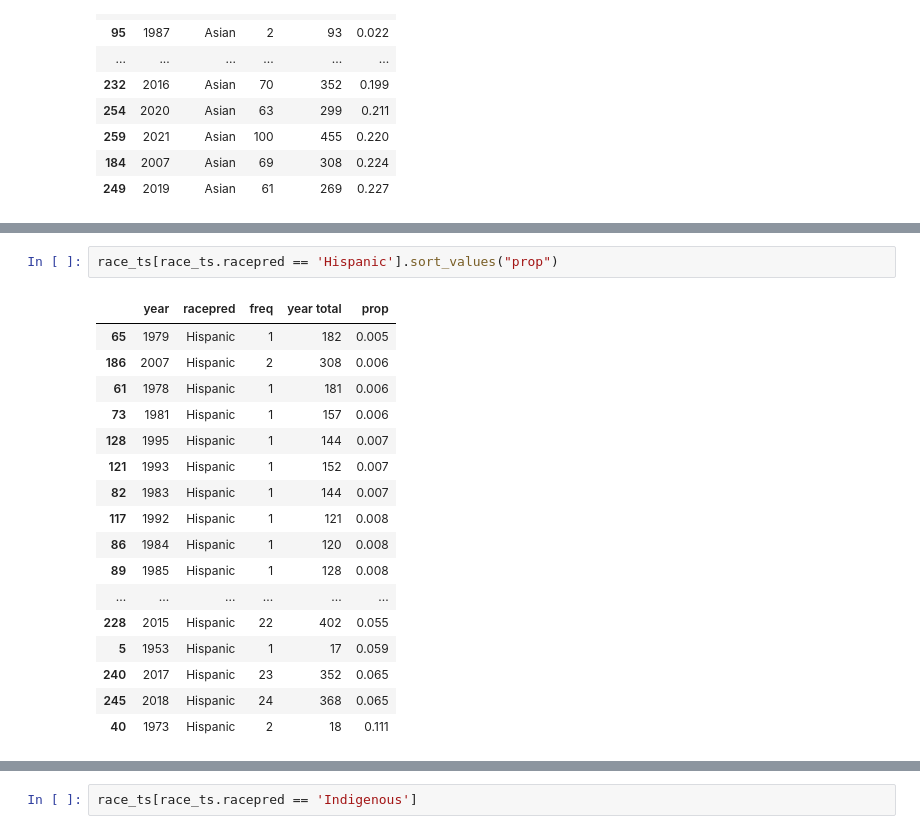
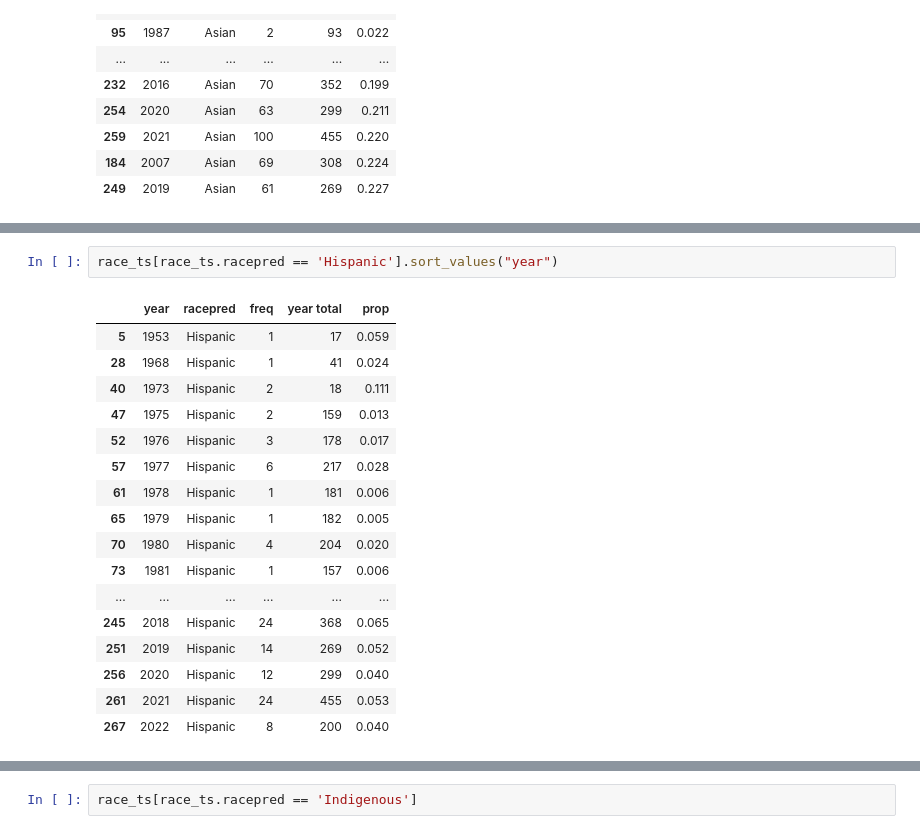
Before and after one commit to hongtaoh/ica_authors, a Jupyter notebook: Analysis_and_Ploting/2022-10-28-Analyze-General-Trends-Race.ipynb, the cells around one changed output, grey strips where cells are left out. Saved outputs shown, nothing was run; the diff lists cells and outputs as text.

```diff
--- a/Analysis_and_Ploting/2022-10-28-Analyze-General-Trends-Race.ipynb
+++ b/Analysis_and_Ploting/2022-10-28-Analyze-General-Trends-Race.ipynb
@@ -480,20 +500,20 @@ race_ts[race_ts.racepred == 'Asian'].sort_values("prop")
 # %%
-race_ts[race_ts.racepred == 'Hispanic'].sort_values("prop")
+race_ts[race_ts.racepred == 'Hispanic'].sort_values("year")
 # %% [output]
 |  | year | racepred | freq | year total | prop |
+| 5 | 1953 | Hispanic | 1 | 17 | 0.059 |
+| 28 | 1968 | Hispanic | 1 | 41 | 0.024 |
+| 40 | 1973 | Hispanic | 2 | 18 | 0.111 |
+| 47 | 1975 | Hispanic | 2 | 159 | 0.013 |
+| 52 | 1976 | Hispanic | 3 | 178 | 0.017 |
+| 57 | 1977 | Hispanic | 6 | 217 | 0.028 |
+| 61 | 1978 | Hispanic | 1 | 181 | 0.006 |
 | 65 | 1979 | Hispanic | 1 | 182 | 0.005 |
-| 186 | 2007 | Hispanic | 2 | 308 | 0.006 |
-| 61 | 1978 | Hispanic | 1 | 181 | 0.006 |
+| 70 | 1980 | Hispanic | 4 | 204 | 0.020 |
 | 73 | 1981 | Hispanic | 1 | 157 | 0.006 |
-| 128 | 1995 | Hispanic | 1 | 144 | 0.007 |
-| 121 | 1993 | Hispanic | 1 | 152 | 0.007 |
-| 82 | 1983 | Hispanic | 1 | 144 | 0.007 |
-| 117 | 1992 | Hispanic | 1 | 121 | 0.008 |
-| 86 | 1984 | Hispanic | 1 | 120 | 0.008 |
-| 89 | 1985 | Hispanic | 1 | 128 | 0.008 |
 | ... | ... | ... | ... | ... | ... |
-| 228 | 2015 | Hispanic | 22 | 402 | 0.055 |
-| 5 | 1953 | Hispanic | 1 | 17 | 0.059 |
-| 240 | 2017 | Hispanic | 23 | 352 | 0.065 |
 | 245 | 2018 | Hispanic | 24 | 368 | 0.065 |
-| 40 | 1973 | Hispanic | 2 | 18 | 0.111 |
+| 251 | 2019 | Hispanic | 14 | 269 | 0.052 |
+| 256 | 2020 | Hispanic | 12 | 299 | 0.040 |
+| 261 | 2021 | Hispanic | 24 | 455 | 0.053 |
+| 267 | 2022 | Hispanic | 8 | 200 | 0.040 |
```
Also changed, not shown: parts of 3 cells of this notebook, 3 other files.
